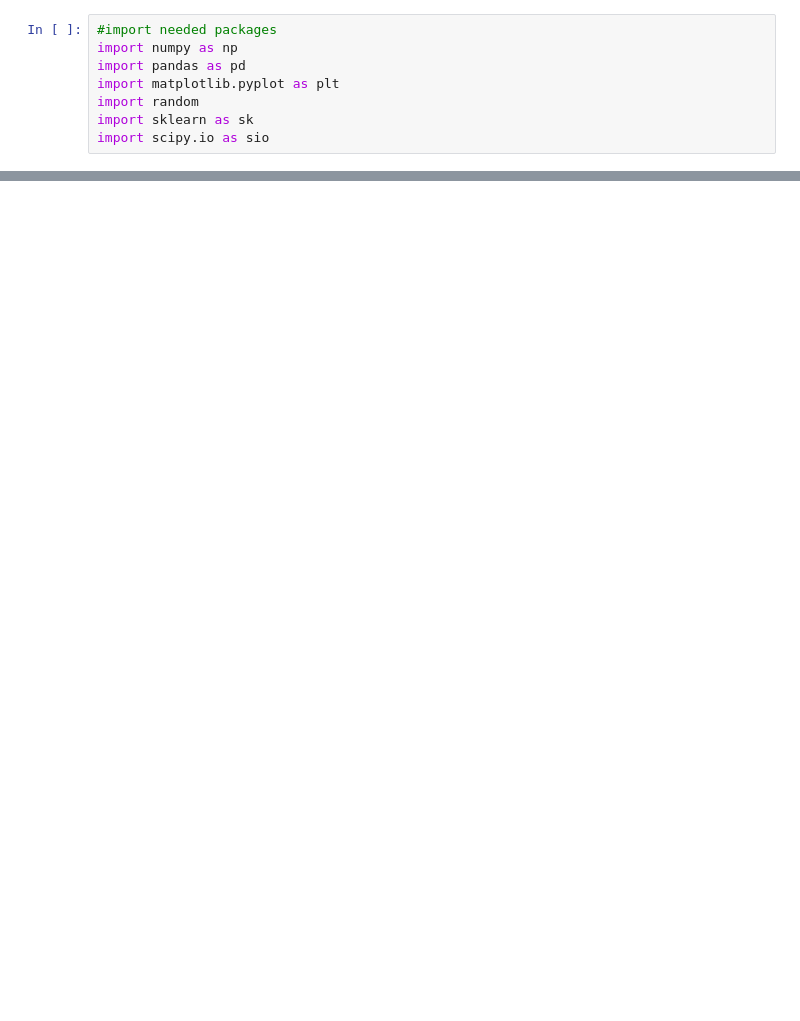
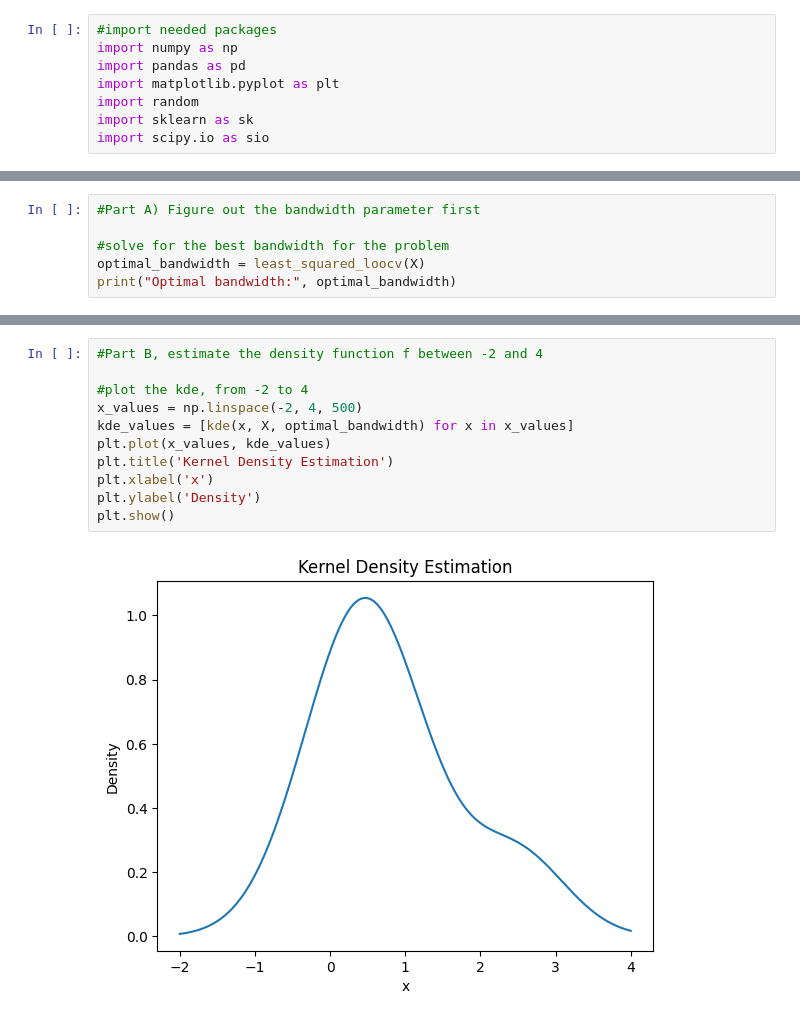
Before and after one commit to EricMLarsen/Spring_2024, a Jupyter notebook: ML_Stats/Homeworks/HW5/Problem6.ipynb, the cells around one changed output, grey strips where cells are left out. Drawn from its saved outputs; the diff is of its cells as text; blank space fills up the shorter version.

Commit message:
problem 6 mostly working now whoo!

```diff
--- a/ML_Stats/Homeworks/HW5/Problem6.ipynb
+++ b/ML_Stats/Homeworks/HW5/Problem6.ipynb
@@ -65,0 +95,6 @@ print(opt_band_width)
+# %%
+#Part A) Figure out the bandwidth parameter first
+
+#solve for the best bandwidth for the problem
+optimal_bandwidth = least_squared_loocv(X)
+print("Optimal bandwidth:", optimal_bandwidth)
@@ -65,0 +122,13 @@ print(opt_band_width)
+# %%
+#Part B, estimate the density function f between -2 and 4
+
+#plot the kde, from -2 to 4
+x_values = np.linspace(-2, 4, 500)
+kde_values = [kde(x, X, optimal_bandwidth) for x in x_values]
+plt.plot(x_values, kde_values)
+plt.title('Kernel Density Estimation')
+plt.xlabel('x')
+plt.ylabel('Density')
+plt.show()
+# %% [output]
+[figure, added]
```
Also changed, not shown: parts of 6 cells of this notebook, 1 other file.
